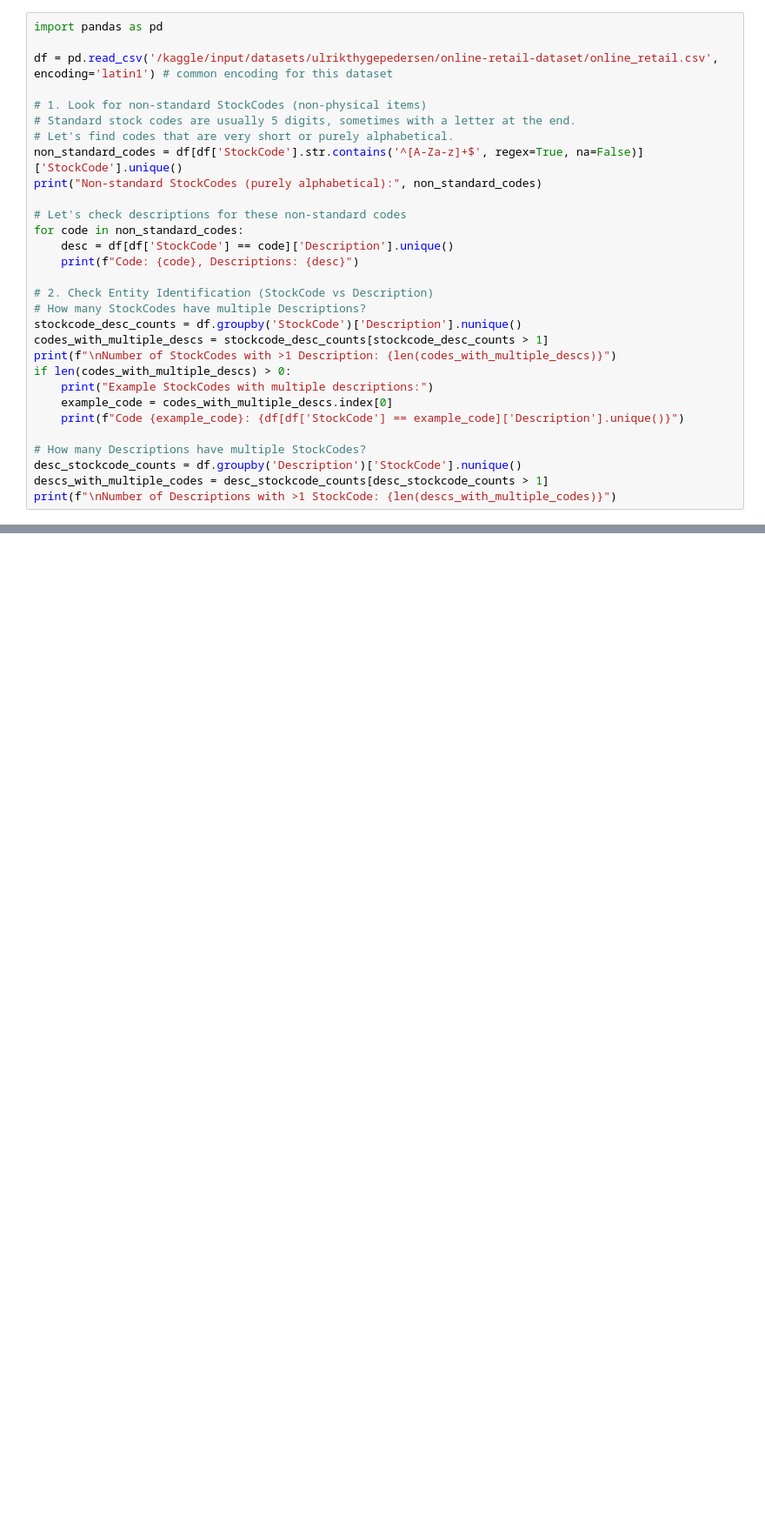
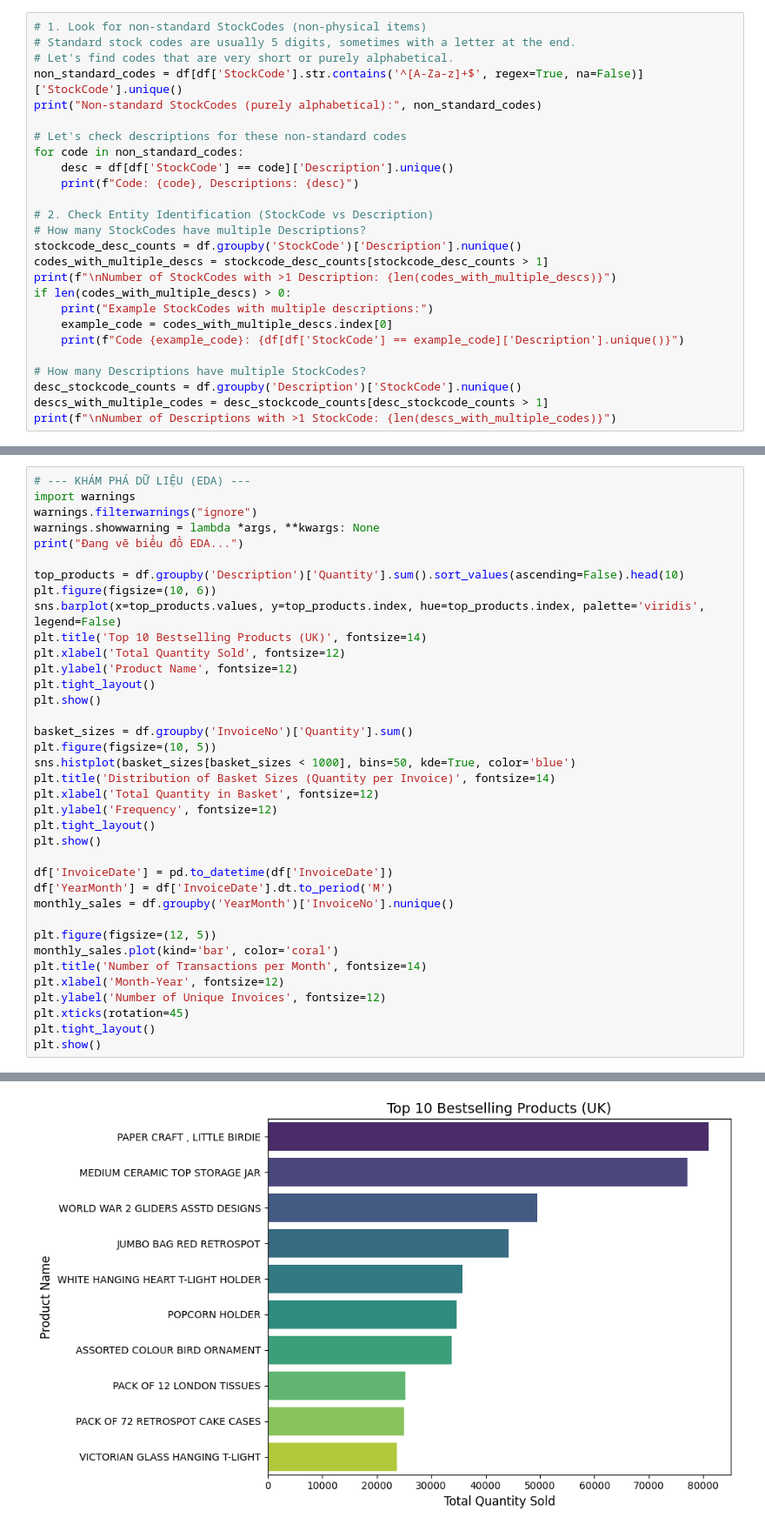
Before and after one commit to tiennam-nguyen/Market-Basket-Analysis-Retail, a Jupyter notebook: online-retail-transaction.ipynb, the cells around one changed output, grey strips where cells are left out. Shown at 87% size. Drawn from its saved outputs; the diff is of its cells as text; blank space fills up the shorter version.

```diff
--- a/online-retail-transaction.ipynb
+++ b/online-retail-transaction.ipynb
@@ -1,8 +84,4 @@
 # %%
-import pandas as pd
-
-df = pd.read_csv('/kaggle/input/datasets/ulrikthygepedersen/online-retail-dataset/online_retail.csv', encoding='latin1') # common encoding for this dataset
-
 # 1. Look for non-standard StockCodes (non-physical items)
 # Standard stock codes are usually 5 digits, sometimes with a letter at the end.
 # Let's find codes that are very short or purely alphabetical.
@@ -138,0 +238,38 @@ Confidence: 57.99% | Support: 3.52% | Lift: 5.59x
+# %%
+# --- KHÁM PHÁ DỮ LIỆU (EDA) ---
+import warnings
+warnings.filterwarnings("ignore")
+warnings.showwarning = lambda *args, **kwargs: None
+print("Đang vẽ biểu đồ EDA...")
+
+top_products = df.groupby('Description')['Quantity'].sum().sort_values(ascending=False).head(10)
+plt.figure(figsize=(10, 6))
+sns.barplot(x=top_products.values, y=top_products.index, hue=top_products.index, palette='viridis', legend=False)
+plt.title('Top 10 Bestselling Products (UK)', fontsize=14)
+plt.xlabel('Total Quantity Sold', fontsize=12)
+plt.ylabel('Product Name', fontsize=12)
+plt.tight_layout()
+plt.show()
+
+basket_sizes = df.groupby('InvoiceNo')['Quantity'].sum()
+plt.figure(figsize=(10, 5))
+sns.histplot(basket_sizes[basket_sizes < 1000], bins=50, kde=True, color='blue')
+plt.title('Distribution of Basket Sizes (Quantity per Invoice)', fontsize=14)
+plt.xlabel('Total Quantity in Basket', fontsize=12)
+plt.ylabel('Frequency', fontsize=12)
+plt.tight_layout()
+plt.show()
+
+df['InvoiceDate'] = pd.to_datetime(df['InvoiceDate'])
+df['YearMonth'] = df['InvoiceDate'].dt.to_period('M')
+monthly_sales = df.groupby('YearMonth')['InvoiceNo'].nunique()
+
+plt.figure(figsize=(12, 5))
+monthly_sales.plot(kind='bar', color='coral')
+plt.title('Number of Transactions per Month', fontsize=14)
+plt.xlabel('Month-Year', fontsize=12)
+plt.ylabel('Number of Unique Invoices', fontsize=12)
+plt.xticks(rotation=45)
+plt.tight_layout()
+plt.show()
+# %% [output]
@@ -138,0 +277 @@ Confidence: 57.99% | Support: 3.52% | Lift: 5.59x
+[figure, added]
```
Also changed, not shown: parts of 23 cells of this notebook.
